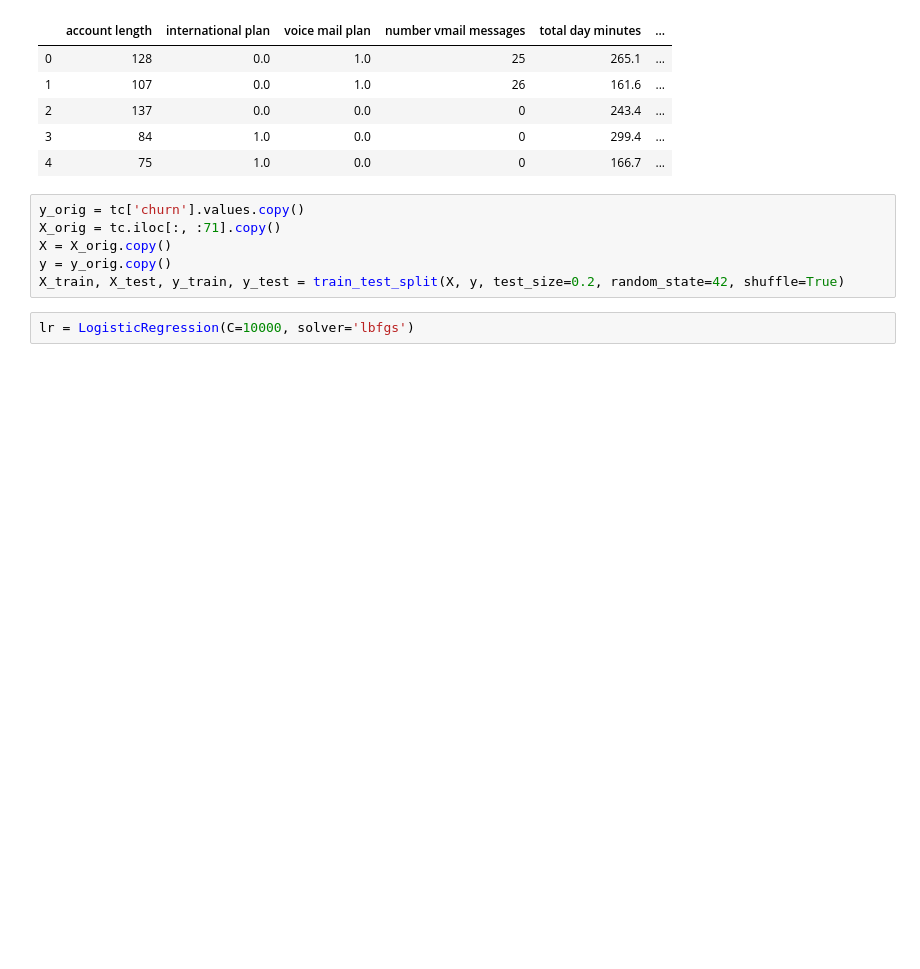
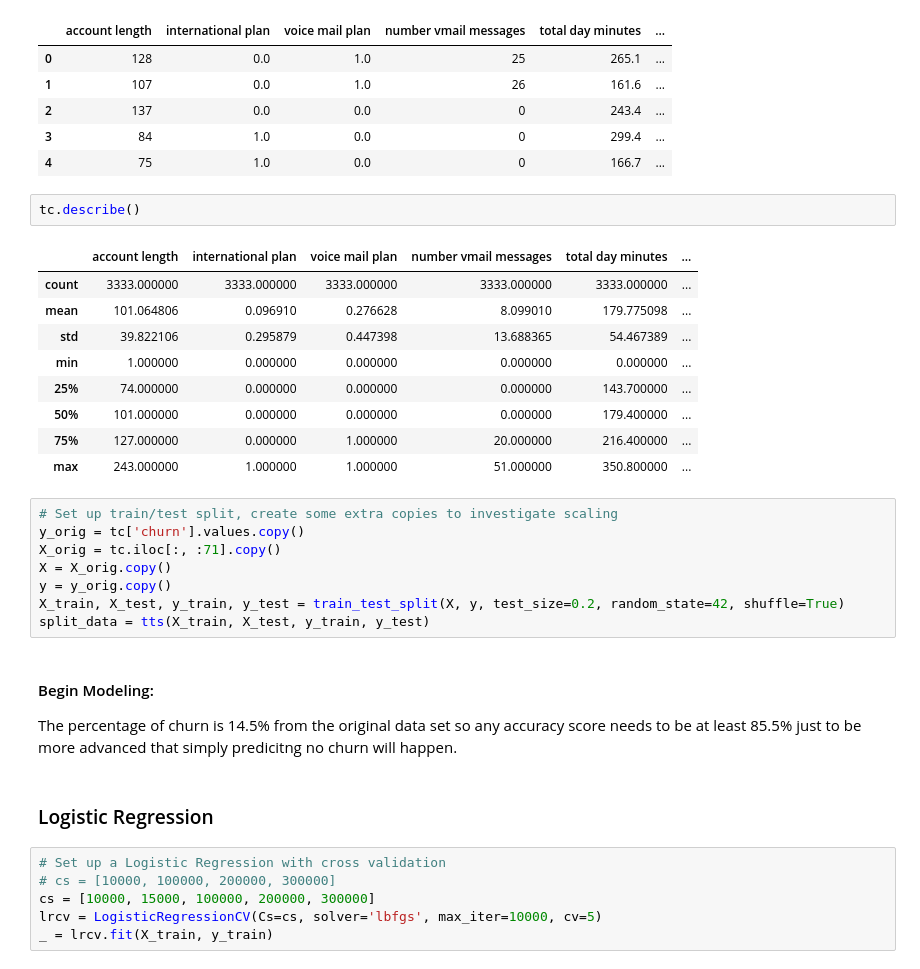
Before and after one commit to scottkds/metis_project3, a Jupyter notebook: models/Models_LR_NB_SVM.ipynb, the cells around one changed output. Drawn from its saved outputs; the diff is of its cells as text; blank space fills up the shorter version.

Commit message:
Began modeling. Added models to models/Models_LR_NB_SVM.ipynb

```diff
--- a/models/Models_LR_NB_SVM.ipynb
+++ b/models/Models_LR_NB_SVM.ipynb
@@ -22,11 +87,34 @@ tc.head()
 | 2 | 137 | 0.0 | 0.0 | 0 | 243.4 | ... |
 | 3 | 84 | 1.0 | 0.0 | 0 | 299.4 | ... |
 | 4 | 75 | 1.0 | 0.0 | 0 | 166.7 | ... |
+# %%
+tc.describe()
+# %% [output]
+|  | account length | international plan | voice mail plan | number vmail messages | total day minutes | ... |
+| count | 3333.000000 | 3333.000000 | 3333.000000 | 3333.000000 | 3333.000000 | ... |
+| mean | 101.064806 | 0.096910 | 0.276628 | 8.099010 | 179.775098 | ... |
+| std | 39.822106 | 0.295879 | 0.447398 | 13.688365 | 54.467389 | ... |
+| min | 1.000000 | 0.000000 | 0.000000 | 0.000000 | 0.000000 | ... |
+| 25% | 74.000000 | 0.000000 | 0.000000 | 0.000000 | 143.700000 | ... |
+| 50% | 101.000000 | 0.000000 | 0.000000 | 0.000000 | 179.400000 | ... |
+| 75% | 127.000000 | 0.000000 | 1.000000 | 20.000000 | 216.400000 | ... |
+| max | 243.000000 | 1.000000 | 1.000000 | 51.000000 | 350.800000 | ... |
 # %%
+# Set up train/test split, create some extra copies to investigate scaling
 y_orig = tc['churn'].values.copy()
 X_orig = tc.iloc[:, :71].copy()
 X = X_orig.copy()
 y = y_orig.copy()
 X_train, X_test, y_train, y_test = train_test_split(X, y, test_size=0.2, random_state=42, shuffle=True)
+split_data = tts(X_train, X_test, y_train, y_test)
-# %%
-lr = LogisticRegression(C=10000, solver='lbfgs')
+# %% [markdown]
+#### Begin Modeling:
+The percentage of churn is 14.5% from the original data set so any accuracy score needs to be at least 85.5% just to be more advanced that simply predicitng no churn will happen.
+# %% [markdown]
+### Logistic Regression
+# %%
+# Set up a Logistic Regression with cross validation
+# cs = [10000, 100000, 200000, 300000]
+cs = [10000, 15000, 100000, 200000, 300000]
+lrcv = LogisticRegressionCV(Cs=cs, solver='lbfgs', max_iter=10000, cv=5)
+_ = lrcv.fit(X_train, y_train)
```
Also changed, not shown: parts of 37 cells of this notebook, 1 other file.
